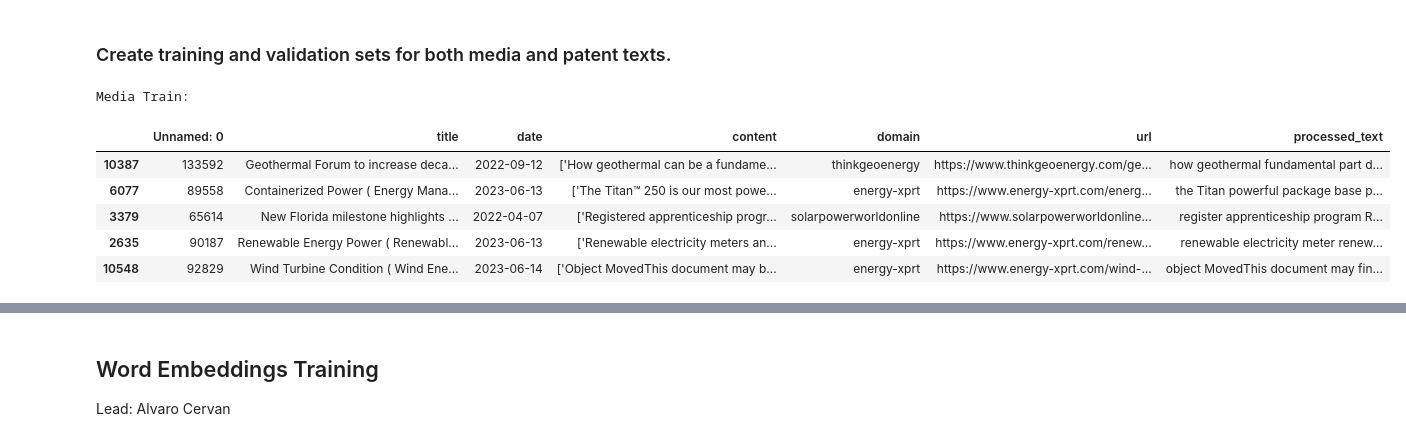
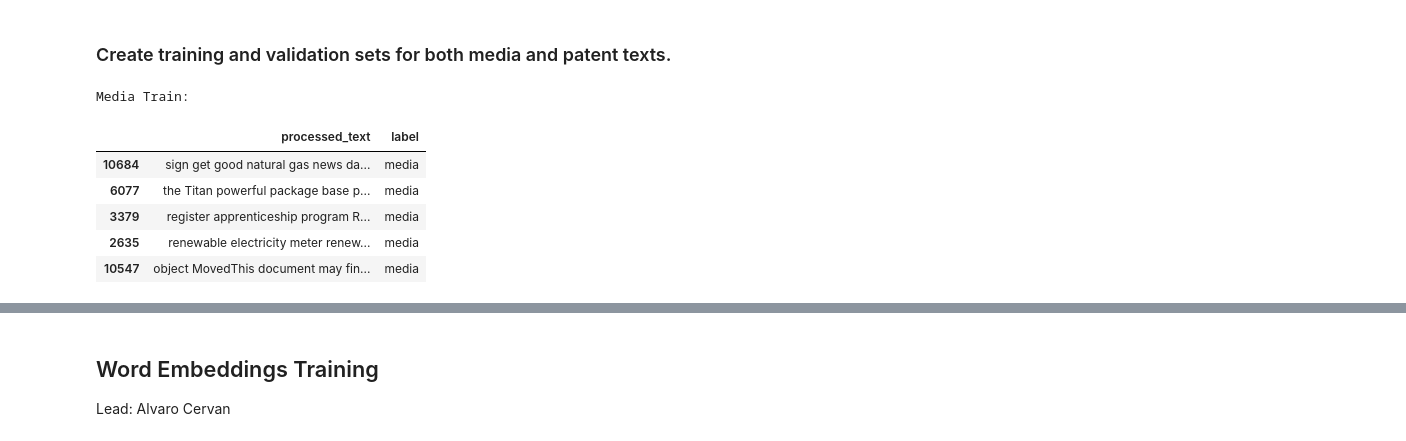
Before and after one commit to lucarenz1997/NLP, a Jupyter notebook: Stage_2_Part_1_DataPrep_Embedding.ipynb, the cells around one changed output, grey strips where cells are left out. Cells and saved outputs as stored; diff of their text form; code cells hidden in the pictures.

Commit message:
fixes data preprocessing

```diff
--- a/Stage_2_Part_1_DataPrep_Embedding.ipynb
+++ b/Stage_2_Part_1_DataPrep_Embedding.ipynb
@@ -78,29 +110,23 @@ Media Backup:
 # %% [markdown]
 ### Create training and validation sets for both media and patent texts.
+# %%
+# load data
+media_data = pd.read_csv('/content/drive/MyDrive/CLT/data/processed_media_data_backup_v2.csv')
+patent_data = pd.read_csv('/content/drive/MyDrive/CLT/data/processed_patent_data_backup_v2.csv')
 # %%
-# Function to preprocess data
-def preprocess_data(data, seed=42):
-	data = shuffle(data, random_state=seed).reset_index(drop=True)  # Shuffle and reset index with seed
-	data = data.dropna().drop_duplicates(subset=['processed_text'])  # Drop NaN and duplicates
-	data = data[data['processed_text'].apply(lambda x: detect(x) == 'en')]  # Filter non-English rows
-	return data.reset_index(drop=True)
-
-# Preprocess media and patent data
-media_data = preprocess_data(processed_media_data_backup.copy(), seed=42)
-patent_data = preprocess_data(processed_patent_data_backup.copy(), seed=42)
 
 # Split the data into training and validation sets with seed
 media_train, media_val = train_test_split(media_data, test_size=0.2, random_state=42)
 patent_train, patent_val = train_test_split(patent_data, test_size=0.2, random_state=42)
 
 # Display sample data
 print("Media Train:")
 media_train.head(5)  # Notice how the index is reset after shuffling
 # %% [output]
 Media Train:
-|  | Unnamed: 0 | title | date | content | domain | url | processed_text |
-| 10387 | 133592 | Geothermal Forum to increase deca... | 2022-09-12 | ['How geothermal can be a fundame... | thinkgeoenergy | https://www.thinkgeoenergy.com/ge... | how geothermal fundamental part d... |
-| 6077 | 89558 | Containerized Power ( Energy Mana... | 2023-06-13 | ['The Titan™ 250 is our most powe... | energy-xprt | https://www.energy-xprt.com/energ... | the Titan powerful package base p... |
-| 3379 | 65614 | New Florida milestone highlights ... | 2022-04-07 | ['Registered apprenticeship progr... | solarpowerworldonline | https://www.solarpowerworldonline... | register apprenticeship program R... |
-| 2635 | 90187 | Renewable Energy Power ( Renewabl... | 2023-06-13 | ['Renewable electricity meters an... | energy-xprt | https://www.energy-xprt.com/renew... | renewable electricity meter renew... |
-| 10548 | 92829 | Wind Turbine Condition ( Wind Ene... | 2023-06-14 | ['Object MovedThis document may b... | energy-xprt | https://www.energy-xprt.com/wind-... | object MovedThis document may fin... |
+|  | processed_text | label |
+| 10684 | sign get good natural gas news da... | media |
+| 6077 | the Titan powerful package base p... | media |
+| 3379 | register apprenticeship program R... | media |
+| 2635 | renewable electricity meter renew... | media |
+| 10547 | object MovedThis document may fin... | media |
```
Also changed, not shown: parts of 18 cells of this notebook.
